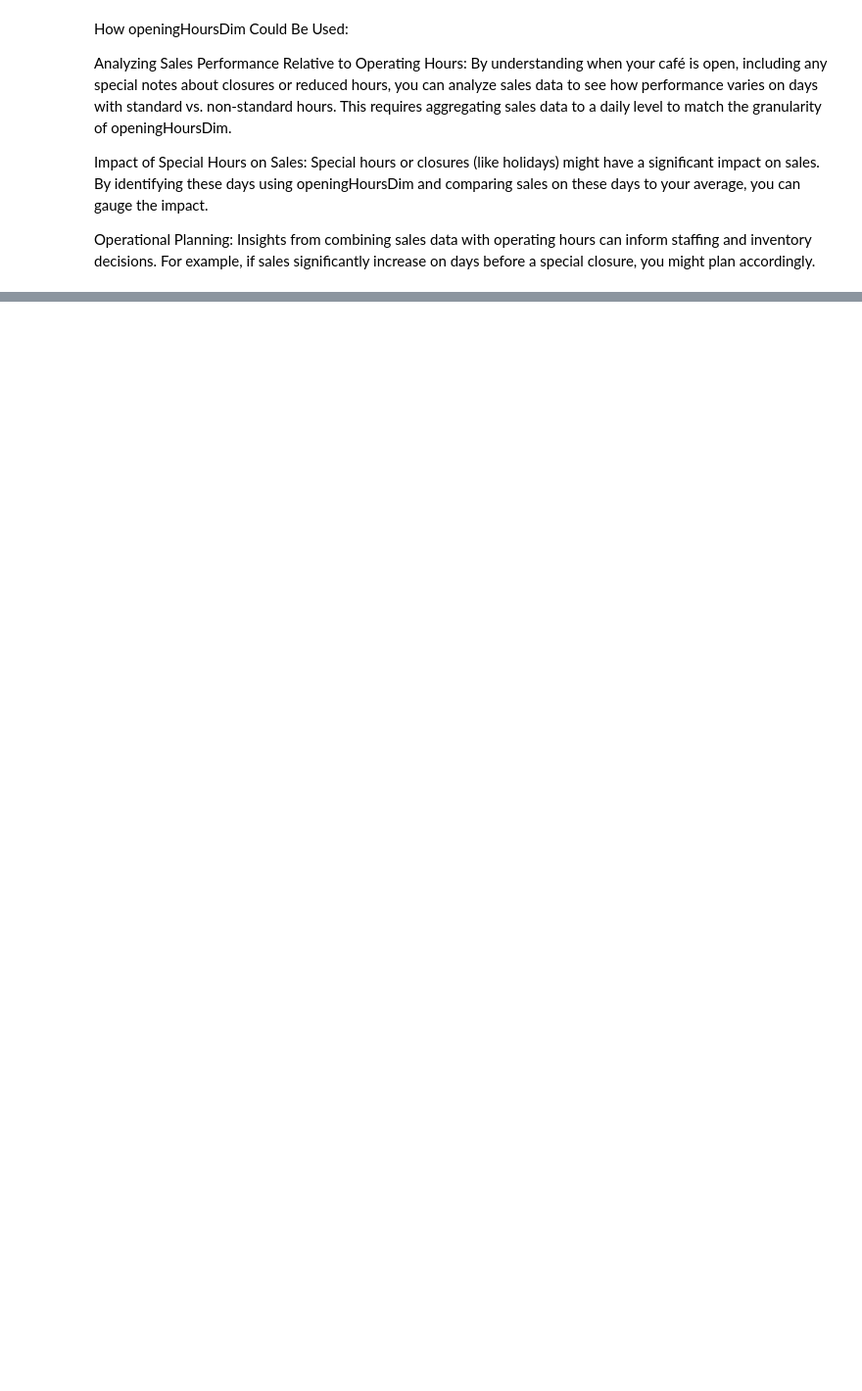
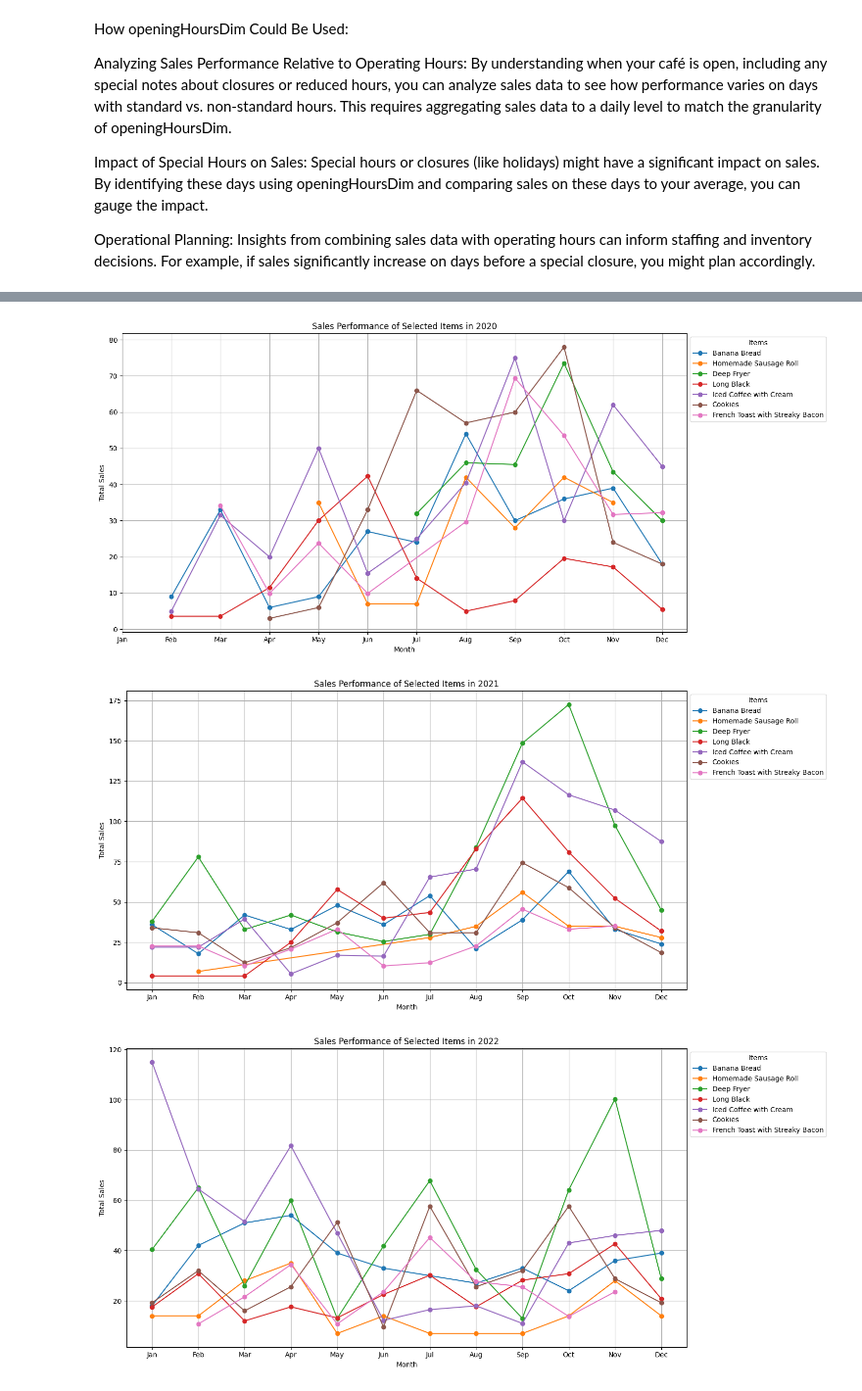
Before and after one commit to HanL1223/JR_Recommender, a Jupyter notebook: projects/cafe-analytics/product_analysis.ipynb, the cells around one changed output, grey strips where cells are left out. Shown at 98% size. Drawn from its saved outputs; the diff is of its cells as text; code cells hidden in the pictures; blank space fills up the shorter version.

```diff
--- a/projects/cafe-analytics/product_analysis.ipynb
+++ b/projects/cafe-analytics/product_analysis.ipynb
@@ -123,0 +513,13 @@ profile_orders_sales.to_file("orders_sales_profile.html")
+# %%
+items_to_plot = [
+    "Banana Bread", "Homemade Sausage Roll", "Deep Fryer",
+    "Long Black", "Iced Coffee with Cream", "Cookies",
+    "French Toast with Streaky Bacon"
+]
+
+# Call the function with the DataFrame and list of products
+plot_sales_per_year(sales_with_product_info, items_to_plot)
+# %% [output]
+[figure, added]
+[figure, added]
+[figure, added]
```
Also changed, not shown: parts of 16 cells of this notebook.
